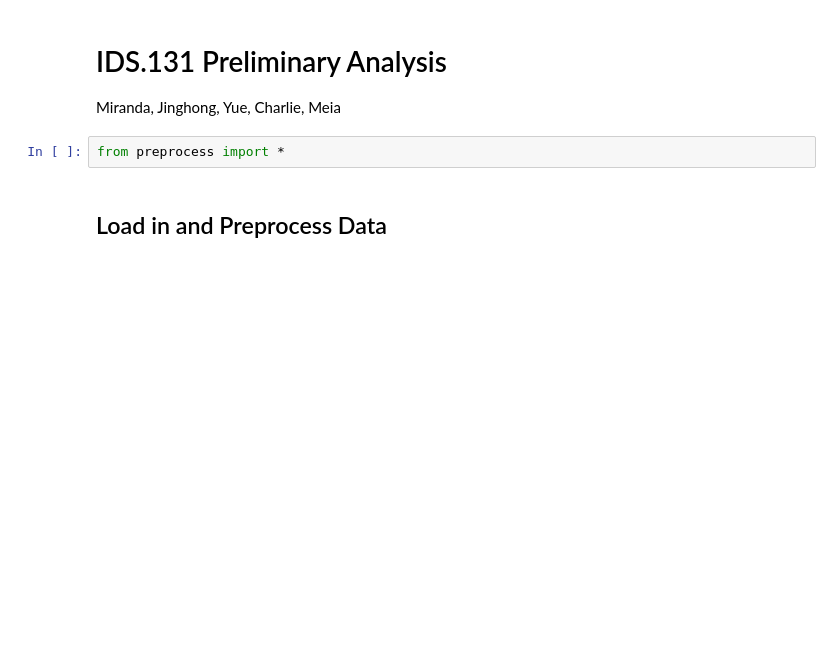
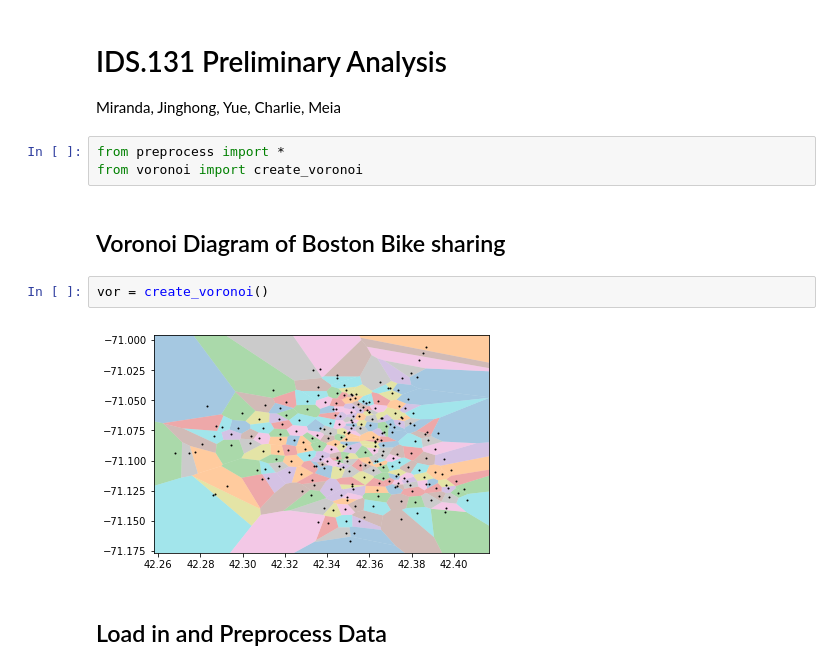
Before and after one commit to meiaalsup/bluebikecommutepatterns, a Jupyter notebook: preliminary.ipynb, the cells around one changed output. Cells and saved outputs as stored; diff of their text form; blank space fills up the shorter version.

Commit message:
Add Voronoi diagram

```diff
--- a/preliminary.ipynb
+++ b/preliminary.ipynb
@@ -3,6 +3,13 @@
 Miranda, Jinghong, Yue, Charlie, Meia
 # %%
 from preprocess import *
+from voronoi import create_voronoi
+# %% [markdown]
+## Voronoi Diagram of Boston Bike sharing
+# %%
+vor = create_voronoi()
+# %% [output]
+[figure, added]
 # %% [markdown]
 ## Load in and Preprocess Data
 # %%
```
Also changed, not shown: parts of 2 cells of this notebook, 1 other file.
